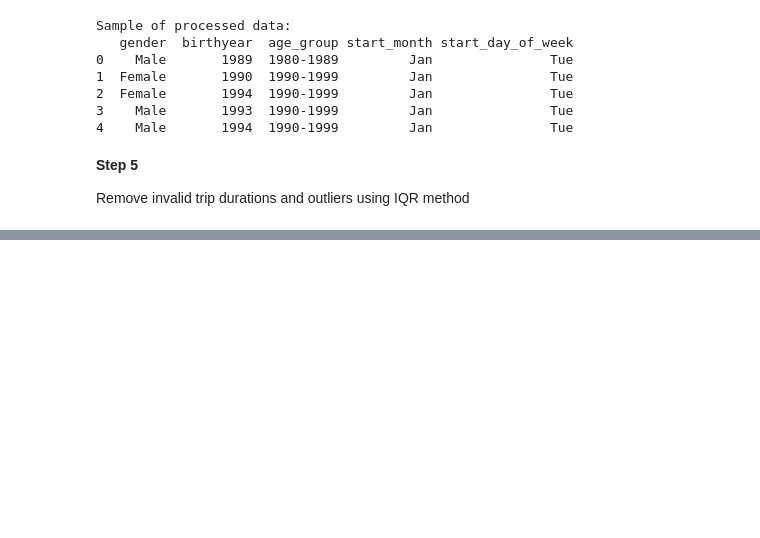
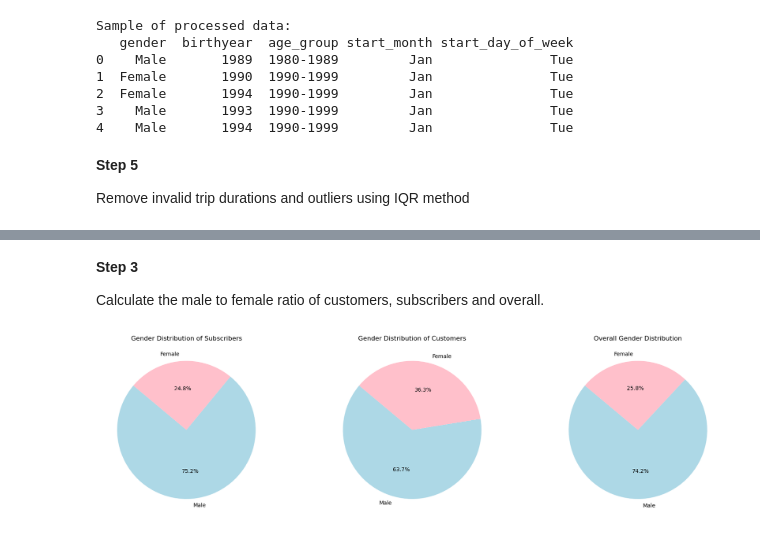
Before and after one commit to EdwardXieee/IS5126-FinalProject, a Jupyter notebook: Data Preprocessing.ipynb, the cells around one changed output, grey strips where cells are left out. Drawn from its saved outputs; the diff is of its cells as text; code cells hidden in the pictures; blank space fills up the shorter version.

```diff
--- a/Data Preprocessing.ipynb
+++ b/Data Preprocessing.ipynb
@@ -222,0 +264,43 @@ max         2198.00
+# %% [markdown]
+**Step 3**
+
+Calculate the male to female ratio of customers, subscribers and overall.
+# %%
+# Filter out unknown data in gender.
+df_filtered = df[df['gender'] != 'Unknown']
+
+fig, axes = plt.subplots(1, 3, figsize=(18, 5))
+
+colors = {'Male': 'lightblue', 'Female': 'pink'}
+
+# 1. Calculate the male/female ratio of subscribers.
+subscriber_gender_counts = df_filtered[df_filtered['usertype'] == 'Subscriber']['gender'].value_counts()
+axes[0].pie(subscriber_gender_counts,
+            labels=subscriber_gender_counts.index,
+            autopct='%1.1f%%',
+            startangle=140,
+            colors=[colors.get(gender, 'gray') for gender in subscriber_gender_counts.index])
+axes[0].set_title('Gender Distribution of Subscribers')
+
+# 2. Calculate the male/female ratio of customers.
+customer_gender_counts = df_filtered[df_filtered['usertype'] == 'Customer']['gender'].value_counts()
+axes[1].pie(customer_gender_counts,
+            labels=customer_gender_counts.index,
+            autopct='%1.1f%%',
+            startangle=140,
+            colors=[colors.get(gender, 'gray') for gender in customer_gender_counts.index])
+axes[1].set_title('Gender Distribution of Customers')
+
+# 3. Calculate the overall male/female ratio.
+overall_gender_counts = df_filtered['gender'].value_counts()
+axes[2].pie(overall_gender_counts,
+            labels=overall_gender_counts.index,
+            autopct='%1.1f%%',
+            startangle=140,
+            colors=[colors.get(gender, 'gray') for gender in overall_gender_counts.index])
+axes[2].set_title('Overall Gender Distribution')
+
+plt.tight_layout()
+plt.show()
+# %% [output]
+[figure, added]
```
Also changed, not shown: parts of 22 cells of this notebook.
